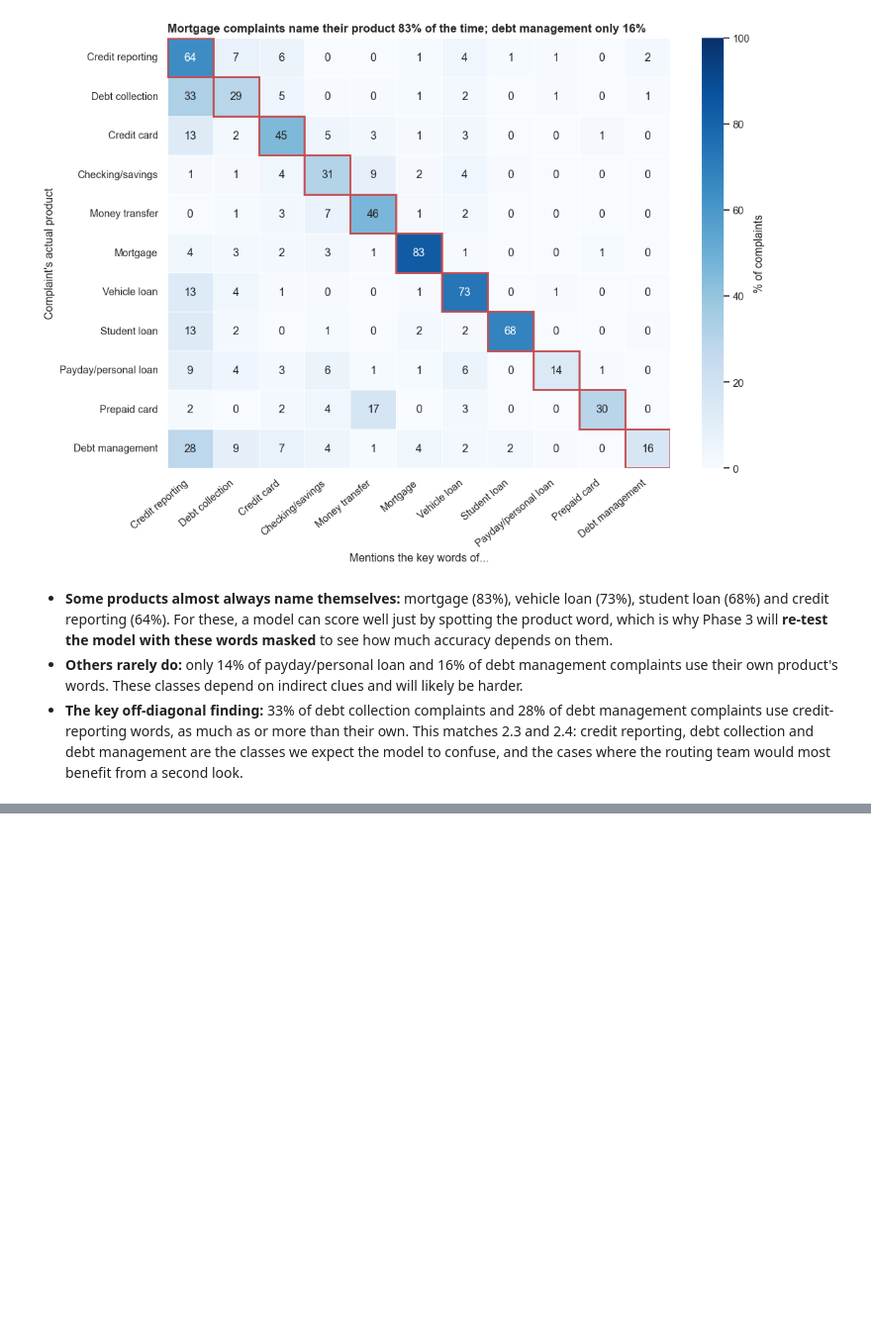
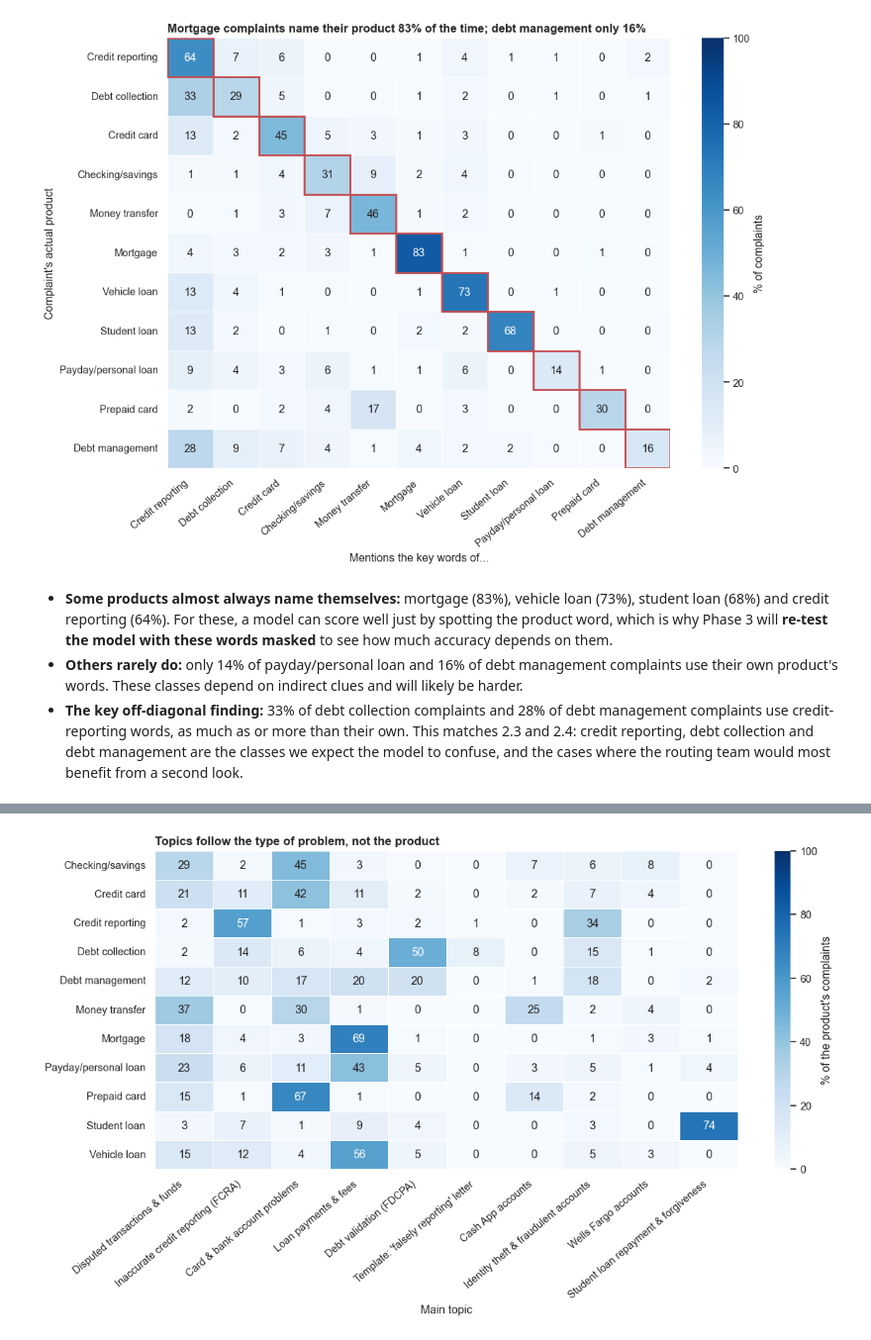
Before and after one commit to rebeccaquaye/consumer-financial-complaints, a Jupyter notebook: Notebook/Ketty.ipynb, the cells around one changed output, grey strips where cells are left out. Shown at 99% size. Cells and saved outputs as stored; diff of their text form; code cells hidden in the pictures; blank space fills up the shorter version.

```diff
--- a/Notebook/Ketty.ipynb
+++ b/Notebook/Ketty.ipynb
@@ -377,0 +487,15 @@ plt.show()
+# %%
+# Fit 10 topics and show the top words of each
+topic_words, text_df["topic"] = fit_topics(text_df["clean"], n_topics=10)
+
+# Short names written by reading each topic's top words (re-check if the settings change)
+topic_names = {
+    0: "Disputed transactions & funds",   1: "Inaccurate credit reporting (FCRA)",
+    2: "Card & bank account problems",    3: "Loan payments & fees",
+    4: "Debt validation (FDCPA)",         5: "Template: 'falsely reporting' letter",
+    6: "Cash App accounts",               7: "Identity theft & fraudulent accounts",
+    8: "Wells Fargo accounts",            9: "Student loan repayment & forgiveness",
+}
+topic_words["name"] = topic_words["topic"].map(topic_names)
+topic_words["complaints"] = text_df["topic"].value_counts().sort_index().values
+topic_words[["name", "complaints", "top_words"]]
@@ -377,0 +514,15 @@ plt.show()
+# %%
+# Share of each product's complaints whose main topic is each topic
+topic_mix = pd.crosstab(text_df["product_short"], text_df["topic"].map(topic_names), normalize="index") * 100
+topic_mix = topic_mix[[topic_names[i] for i in range(10)]]   # keep topic order
+
+fig, ax = plt.subplots(figsize=(12, 7))
+sns.heatmap(topic_mix, annot=True, fmt=".0f", cmap="Blues", vmin=0, vmax=100,
+            linewidths=0.5, linecolor="white", cbar_kws={"label": "% of the product's complaints"}, ax=ax)
+ax.set(xlabel="Main topic", ylabel="",
+       title="Topics follow the type of problem, not the product")
+plt.xticks(rotation=40, ha="right")
+plt.tight_layout()
+plt.show()
+# %% [output]
+[figure, added]
```
Also changed, not shown: parts of 15 cells of this notebook, 2 other files.
